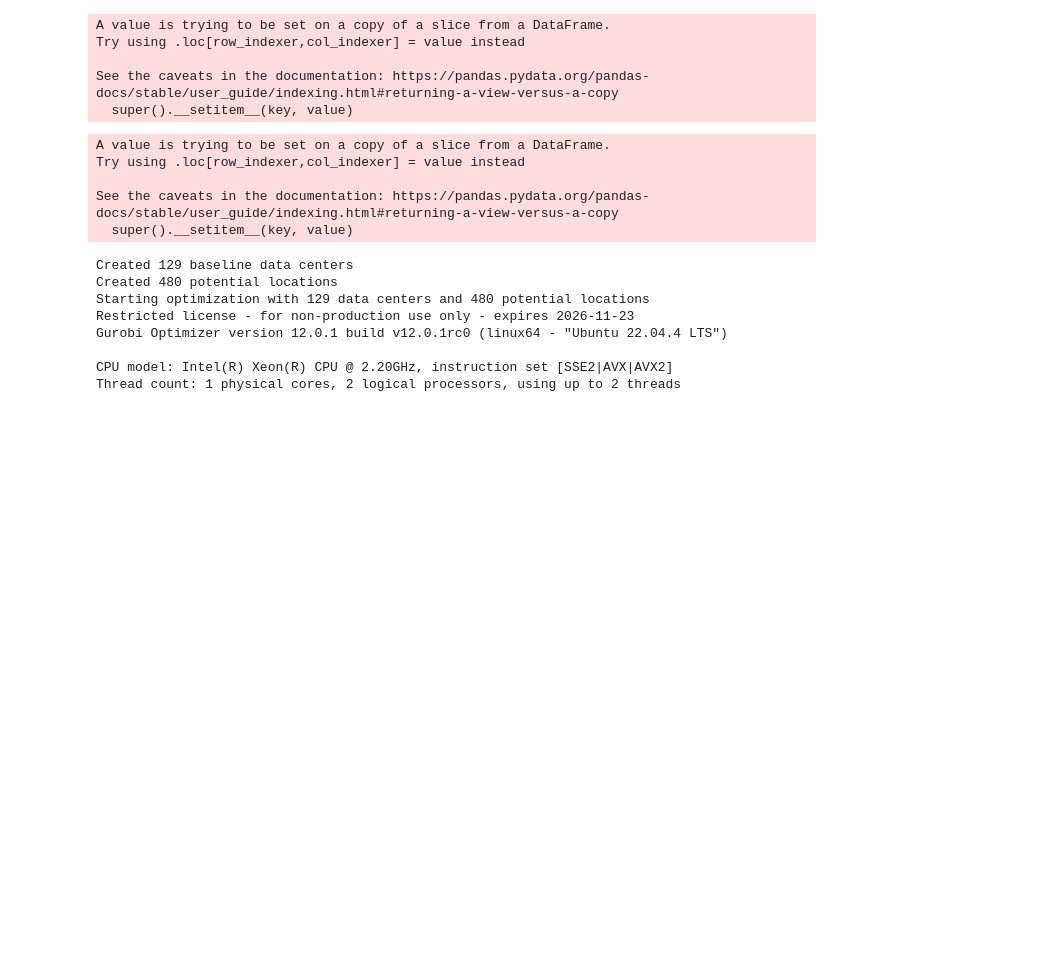
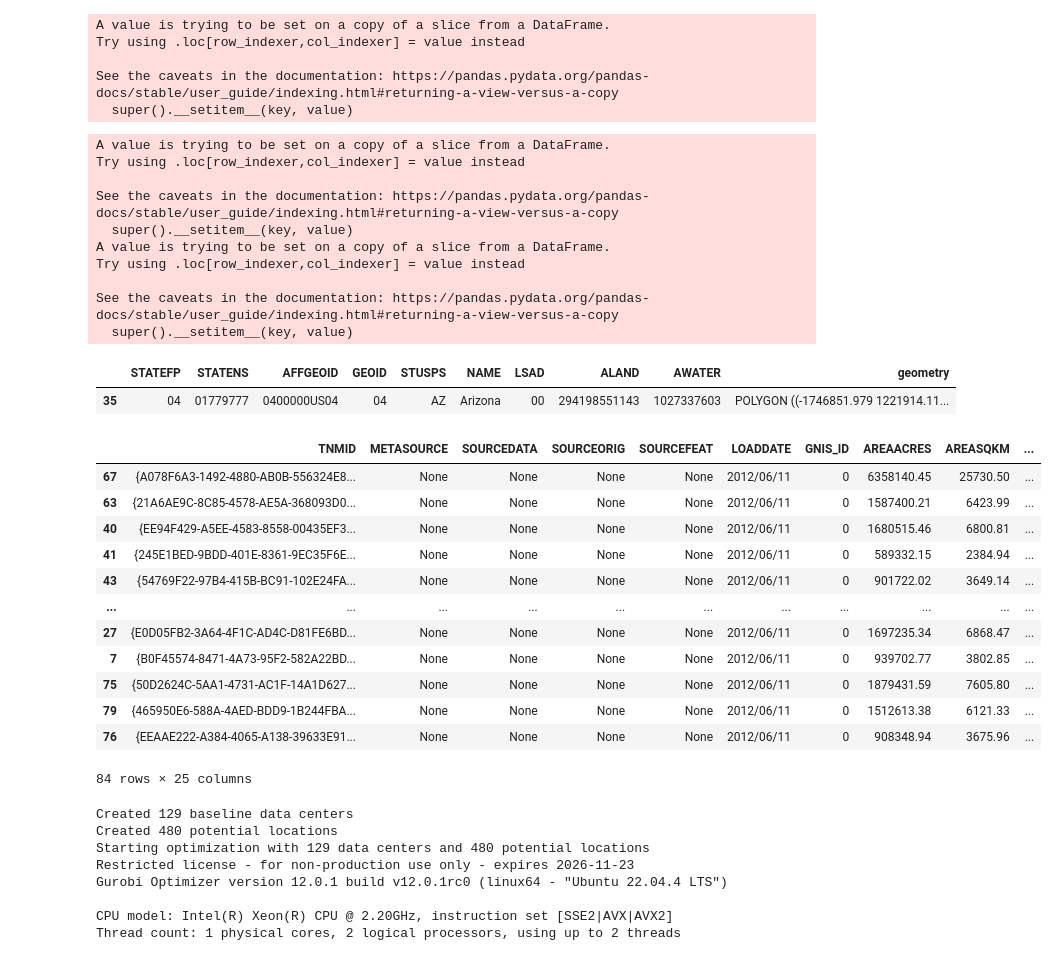
Before and after one commit to clbanjai/1.020-Data-Center-Project, a Jupyter notebook: adding_data_centers.ipynb, the cells around one changed output. Cells and saved outputs as stored; diff of their text form; code cells hidden in the pictures; blank space fills up the shorter version.

Commit message:
Minimal working example for adding data centers

```diff
--- a/adding_data_centers.ipynb
+++ b/adding_data_centers.ipynb
@@ -10,13 +10,13 @@ from scipy.interpolate import griddata
 # %%
 # Arizona shapefile
 
-us_states = gpd.read_file('cb_2018_us_state_500k/cb_2018_us_state_500k.shp')
+us_states = gpd.read_file('/Users/richy/Downloads/Classes/Spring_2025/1.020/Project/cb_2018_us_state_500k/cb_2018_us_state_500k.shp')
 arizona = us_states[us_states['NAME'] == 'Arizona']
 arizona.to_crs("EPSG:5070", inplace=True) # we use EPSG 5070 to get more accurate area measurements. https://epsg.io/5070-1252
 
 # water basins shapefile
 
-huc_subbasins = gpd.read_file('HUC8_CONUS/HUC8_US.shp') # read in subbasins
+huc_subbasins = gpd.read_file('/Users/richy/Downloads/Classes/Spring_2025/1.020/Project/HUC8_CONUS/HUC8_US.shp') # read in subbasins
 huc_subbasins['has_arizona'] = huc_subbasins['STATES'].map(lambda x: 'AZ' in x)
 huc_subbasins_az = huc_subbasins[huc_subbasins['has_arizona']]
 huc_subbasins_az.to_crs("EPSG:5070", inplace=True)
@@ -50,7 +50,7 @@ for huc6 in huc_subbasins_az['HUC6'].unique():
     huc6_huc8_dict[huc6] = huc_filter['HUC8'].to_list()
 
 # data values for HUC8 regions generated from the paper by Abu Bakar Siddik et al 2021: https://iopscience.iop.org/article/10.1088/1748-9326/abfba1?_sp=b48260d8-0a7b-4784-9d4b-0e1ac60ee727
-water_carbon = pd.read_excel("14504913/SI_XLS/Results.xlsx", sheet_name="Table 3", skiprows=1)
+water_carbon = pd.read_excel("/Users/richy/Downloads/Classes/Spring_2025/1.020/Project/DC_footprint/SI_XLS/Results.xlsx", sheet_name="Table 3", skiprows=1)
 
 water_carbon['HUC8_str'] = water_carbon['HUC8'].map(lambda x: ''.join(['0']*(8-len(str(x)))) + str(x))
 
@@ -130,10 +130,16 @@ num_elec_price = len(has_elec_price)
 
 # find arizona counties with electricity price data
 arizona_counties['has_elec_price'] = arizona_counties['NAME'].map(lambda x: x in has_elec_price)
-arizona_counties_price = arizona_counties[arizona_counties['has_elec_price']]
+arizona_counties_elec_price = arizona_counties[arizona_counties['has_elec_price']]
+arizona_counties_elec_price['elec_price'] = arizona_counties_elec_price['NAME'].map(lambda x: elec_price_dict[x])
 # %% [output]
 A value is trying to be set on a copy of a slice from a DataFrame.
 Try using .loc[row_indexer,col_indexer] = value instead
 
 See the caveats in the documentation: https://pandas.pydata.org/pandas-docs/stable/user_guide/indexing.html#returning-a-view-versus-a-copy
   super().__setitem__(key, value)
+A value is trying to be set on a copy of a slice from a DataFrame.
+Try using .loc[row_indexer,col_indexer] = value instead
+
+See the caveats in the documentation: https://pandas.pydata.org/pandas-docs/stable/user_guide/indexing.html#returning-a-view-versus-a-copy
+  super().__setitem__(key, value)
@@ -161,0 +256,5 @@ for code in huc8_codes:
+# %%
+arizona
+# %% [output]
+|  | STATEFP | STATENS | AFFGEOID | GEOID | STUSPS | NAME | LSAD | ALAND | AWATER | geometry |
+| 35 | 04 | 01779777 | 0400000US04 | 04 | AZ | Arizona | 00 | 294198551143 | 1027337603 | POLYGON ((-1746851.979 1221914.11... |
@@ -162,3 +275,21 @@ for code in huc8_codes:
+# %%
+# requirement for acres of land: https://www.jll.com/en-us/insights/how-to-assess-a-propertys-data-center-potential#:~:text=Data%20centers%20built%20for%20AI,multiple%20power%20substations%20on%20site.
+# lets say 1 GW = 1000MW requires 500 acres. So each MW requires 0.5 acres.
+huc_subbasins_az_join
+# %% [output]
+|  | TNMID | METASOURCE | SOURCEDATA | SOURCEORIG | SOURCEFEAT | LOADDATE | GNIS_ID | AREAACRES | AREASQKM | ... |
+| 67 | {A078F6A3-1492-4880-AB0B-556324E8... | None | None | None | None | 2012/06/11 | 0 | 6358140.45 | 25730.50 | ... |
+| 63 | {21A6AE9C-8C85-4578-AE5A-368093D0... | None | None | None | None | 2012/06/11 | 0 | 1587400.21 | 6423.99 | ... |
+| 40 | {EE94F429-A5EE-4583-8558-00435EF3... | None | None | None | None | 2012/06/11 | 0 | 1680515.46 | 6800.81 | ... |
+| 41 | {245E1BED-9BDD-401E-8361-9EC35F6E... | None | None | None | None | 2012/06/11 | 0 | 589332.15 | 2384.94 | ... |
+| 43 | {54769F22-97B4-415B-BC91-102E24FA... | None | None | None | None | 2012/06/11 | 0 | 901722.02 | 3649.14 | ... |
+| ... | ... | ... | ... | ... | ... | ... | ... | ... | ... | ... |
+| 27 | {E0D05FB2-3A64-4F1C-AD4C-D81FE6BD... | None | None | None | None | 2012/06/11 | 0 | 1697235.34 | 6868.47 | ... |
+| 7 | {B0F45574-8471-4A73-95F2-582A22BD... | None | None | None | None | 2012/06/11 | 0 | 939702.77 | 3802.85 | ... |
+| 75 | {50D2624C-5AA1-4731-AC1F-14A1D627... | None | None | None | None | 2012/06/11 | 0 | 1879431.59 | 7605.80 | ... |
+| 79 | {465950E6-588A-4AED-BDD9-1B244FBA... | None | None | None | None | 2012/06/11 | 0 | 1512613.38 | 6121.33 | ... |
+| 76 | {EEAAE222-A384-4065-A138-39633E91... | None | None | None | None | 2012/06/11 | 0 | 908348.94 | 3675.96 | ... |
+84 rows × 25 columns
 # %%
 # major cities for baseline data centers
 # basically, atm all of the data centers are in these three, so im approximating by just using their central lat/lon
```
Also changed, not shown: parts of 7 cells of this notebook, 1 other file.
